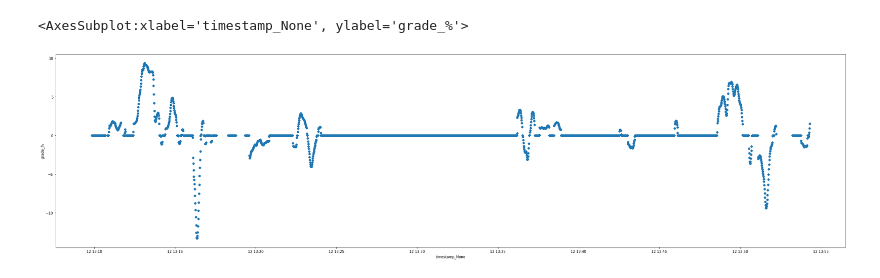
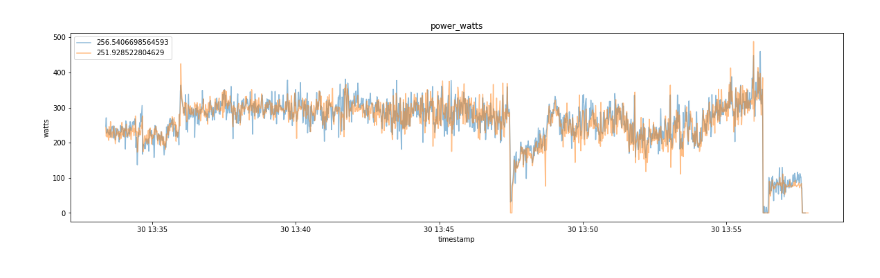
Before and after one commit to kevintalaue/analyse-fit-files, a Jupyter notebook: notebooks/fit.ipynb, the cells around one changed output. Cells and saved outputs as stored; diff of their text form; code cells hidden in the pictures.

Commit message:
adding new features to parse, compare and visualize the data

```diff
--- a/notebooks/fit.ipynb
+++ b/notebooks/fit.ipynb
@@ -4,2 +5,3 @@ import pandas as pd
 # %%
-f = FitFile("/home/jupyter-kevin/repos/analyse-fit-files/data/2022_03_30_09_33_22.fit")
+df= get_fit_file_data("/home/jupyter-kevin/repos/analyse-fit-files/data/2022_03_30_09_33_22.fit")
+df1= get_fit_file_data("/home/jupyter-kevin/repos/analyse-fit-files/data/Zwift_Tick_Tock_in_Watopia.fit")
@@ -69,5 +8,2 @@ f2df.plot(x="timestamp_None", y="power_watts", figsize=(40,10))
-# %%
-f2df.plot.scatter(x="timestamp_None", y="grade_%", figsize=(40,10))
-# %% [output]
-<AxesSubplot:xlabel='timestamp_None', ylabel='grade_%'>
-[figure, removed]
+# %%
+df_list = compare_fit_file_dataframes([df, df1])
@@ -73,0 +21,9 @@ f2df.plot.scatter(x="timestamp_None", y="grade_%", figsize=(40,10))
+# %%
+def line_plot_compare(list_df, signal):
+    plt.figure(figsize=(20, 5))
+    for df in list_df:
+        plt.plot(df["timestamp_None"], df[signal], label=df[signal].mean(), alpha=0.5)
+    plt.title(signal)
+    plt.legend()
+    plt.ylabel(signal.split("_")[1])
+    plt.xlabel("timestamp")
@@ -73,0 +38,4 @@ f2df.plot.scatter(x="timestamp_None", y="grade_%", figsize=(40,10))
+# %%
+line_plot_compare(list_df=df_list, signal="power_watts")
+# %% [output]
+[figure, added]
```
Also changed, not shown: parts of 16 cells of this notebook, 1 other file.
